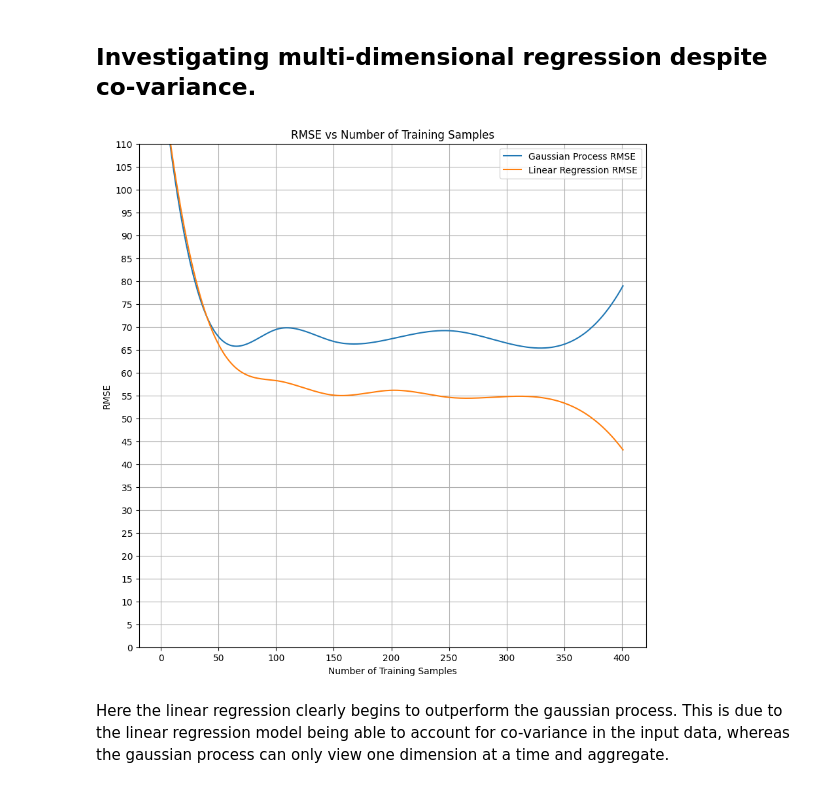
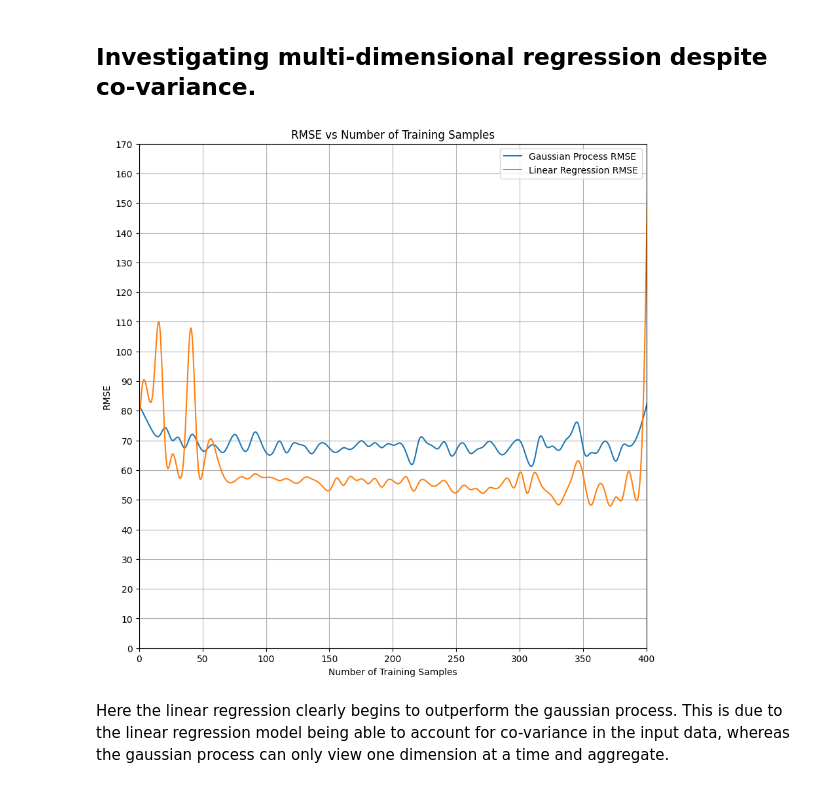
Before and after one commit to BenjaminWills/Gaussian-processes, a Jupyter notebook: gaussian_regresion/regression.ipynb, the cells around one changed output. Drawn from its saved outputs; the diff is of its cells as text; code cells hidden in the pictures.

```diff
--- a/gaussian_regresion/regression.ipynb
+++ b/gaussian_regresion/regression.ipynb
@@ -470,7 +470,7 @@ def get_lr_preds(training_inputs: np.array, training_outputs: np.array) -> np.ar
 gp_rmses = []
 lr_rmses = []
 
-increment_size = 50
+increment_size = 5
 range_min = 1
 range_max = 400
 
@@ -504,35 +504,36 @@ from scipy.interpolate import make_interp_spline
 fig, ax = plt.subplots(figsize=(10, 10))
 
 smooth_gps = make_interp_spline(
     np.arange(range_min, range_max + 1, increment_size), gp_rmses
 )
 smooth_lr = make_interp_spline(
     np.arange(range_min, range_max + 1, increment_size), lr_rmses
 )
 
 plotting_range = np.arange(range_min, range_max + 1, increment_size)
 smoothed_plotting_range = np.linspace(
     range_min, range_max + 1, 1000
 )  # 1000 points between the min and max
 ax.plot(
     smoothed_plotting_range,
     smooth_gps(smoothed_plotting_range),
     label="Gaussian Process RMSE",
 )
 ax.plot(
     smoothed_plotting_range,
     smooth_lr(smoothed_plotting_range),
     label="Linear Regression RMSE",
 )
 plt.xlabel("Number of Training Samples")
 plt.ylabel("RMSE")
 plt.legend()
-plt.ylim(0, 100)
+plt.ylim(0, 170)
+plt.xlim(0, 400)
 plt.grid()
 plt.title("RMSE vs Number of Training Samples")
-plt.yticks(np.arange(0, 111, 5))
+plt.yticks(np.arange(0, 171, 10))
 plt.show()
 # %% [output]
-[figure, old version]
+[figure, new version]
 # %% [markdown]
 Here the linear regression clearly begins to outperform the gaussian process. This is due to the linear regression model being able to account for co-variance in the input data, whereas the gaussian process can only view one dimension at a time and aggregate.
```
